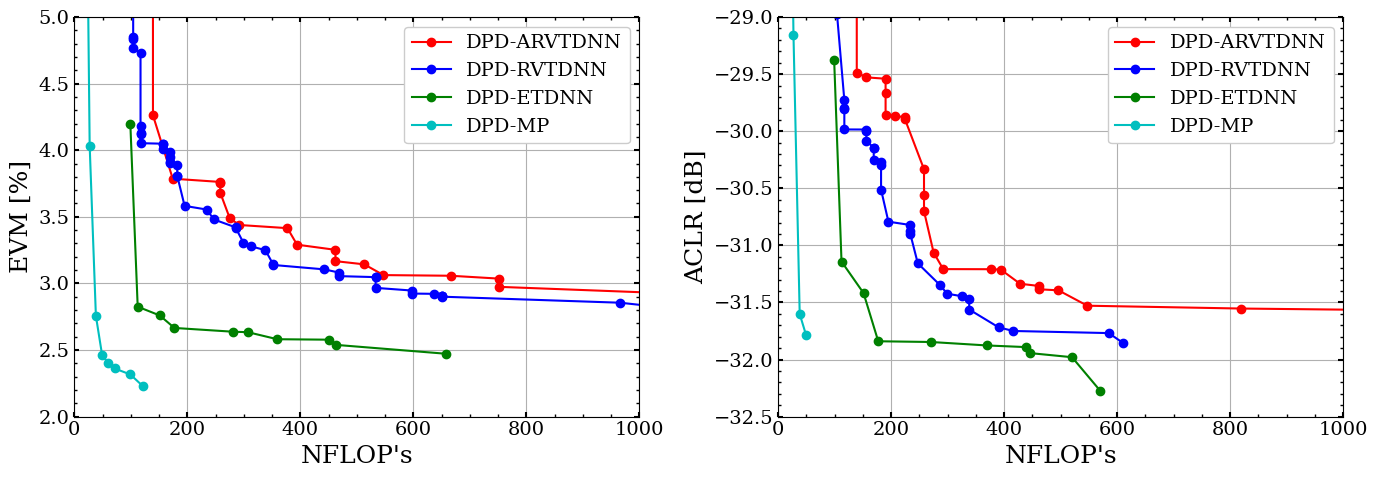
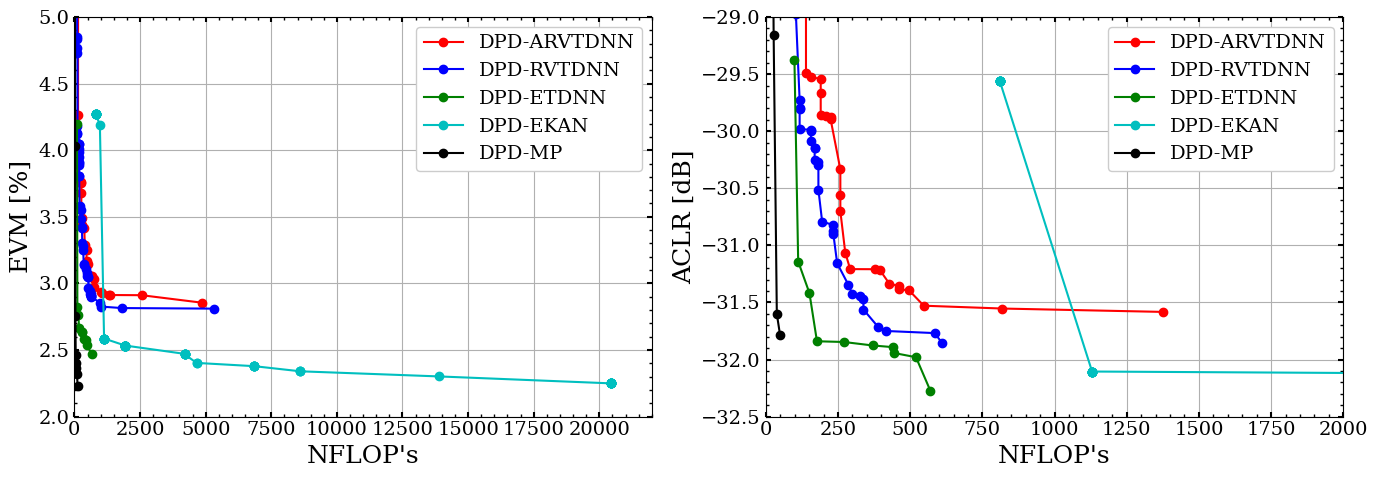
The change to this notebook cell's code, shown as a diff; its figure went from the first image to the second:
--- before
+++ after
@@ -1,11 +1,11 @@
 fig, axs = plt.subplots(1, 2, figsize = (14, 5))
 
-dpd_type    = ["ARVTDNN", "RVTDNN", "ETDNN", "MP", "CMP"]
-evm_list    = [EVM_ARVTDNN, EVM_RVTDNN, EVM_ETDNN, EVM_MP, EVM_CMP]
-aclr_list   = [ACLR_ARVTDNN, ACLR_RVTDNN, ACLR_ETDNN, ACLR_MP, ACLR_CMP]
-nflops_list = [NFLOPs_ARVTDNN, NFLOPs_RVTDNN, NFLOPs_ETDNN, NFLOPs_MP, NFLOPs_CMP]
-color_list  = ["r", "b", "g", "c", "k"]
+dpd_type    = ["ARVTDNN", "RVTDNN", "ETDNN", "EKAN", "MP", "CMP"]
+evm_list    = [EVM_ARVTDNN, EVM_RVTDNN, EVM_ETDNN, EVM_EKAN, EVM_MP, EVM_CMP]
+aclr_list   = [ACLR_ARVTDNN, ACLR_RVTDNN, ACLR_ETDNN, ACLR_EKAN, ACLR_MP, ACLR_CMP]
+nflops_list = [NFLOPs_ARVTDNN, NFLOPs_RVTDNN, NFLOPs_ETDNN, NFLOPs_EKAN, NFLOPs_MP, NFLOPs_CMP]
+color_list  = ["r", "b", "g", "c", "k", "orange"]
 
-for i in range(4):
+for i in range(5):
     # EVM vs NFLOPs
     pareto_solutions_evm, pareto_trials_evm = get_pareto(evm_list[i], nflops_list[i], evm_list[i].size)
@@ -15,5 +15,5 @@
     axs[1].plot(pareto_solutions_aclr[:,1], pareto_solutions_aclr[:,0], "-o", color = color_list[i], label = f"DPD-{dpd_type[i]}")
     
-axs[0].set_xlim(0, 1e3)
+axs[0].set_xlim(0, 22e3)
 axs[0].set_ylim(2., 5)
 axs[0].set_xlabel("NFLOP's", fontsize = 18)
@@ -26,5 +26,5 @@
 axs[0].legend(framealpha = 1, loc = "upper right", fontsize = 14)
 
-axs[1].set_xlim(0, 1e3)
+axs[1].set_xlim(0, 2e3)
 axs[1].set_ylim(-32.5, -29)
 axs[1].set_xlabel("NFLOP's", fontsize = 18)

Commit: Add EKAN optuna study